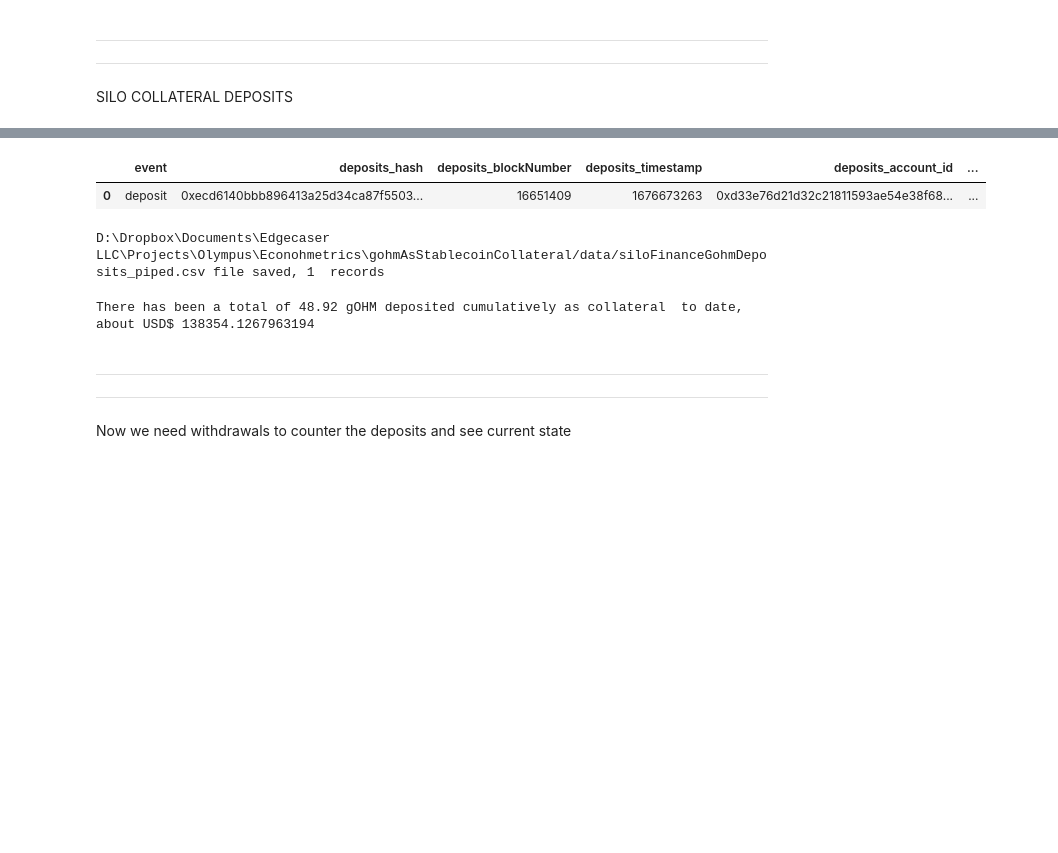
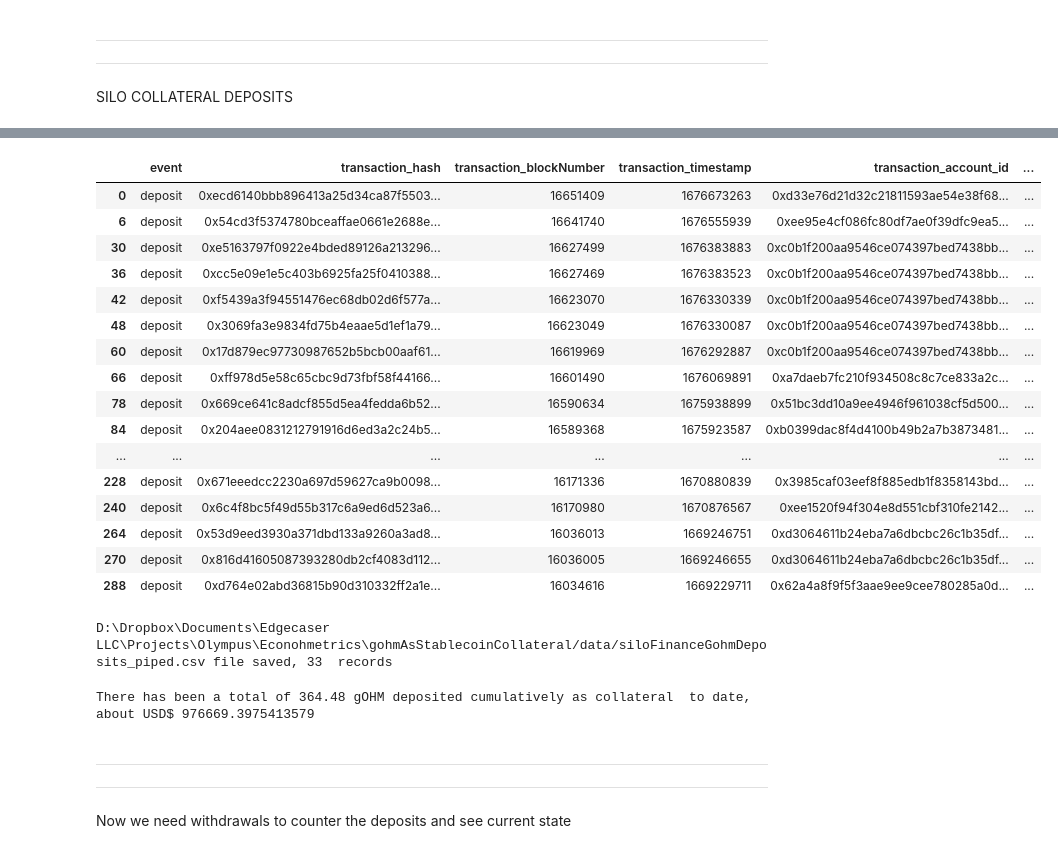
Before and after one commit to EdgeCaser/EconohmetricsOld, a Jupyter notebook: gohmAsStablecoinCollateralBorrowEvents.ipynb, the cells around one changed output, grey strips where cells are left out. Drawn from its saved outputs; the diff is of its cells as text; code cells hidden in the pictures; blank space fills up the shorter version.

```diff
--- a/gohmAsStablecoinCollateralBorrowEvents.ipynb
+++ b/gohmAsStablecoinCollateralBorrowEvents.ipynb
@@ -277,9 +262,9 @@ oldSiloDepositsDb['transaction_timestamp'].max()
 # %%
 maxSiloDepositsTimestamp = 0
 try:
-    maxSiloDepositsTimestamp = (max(0,oldSiloDepositsDb['transaction_timestamp'].max()))-5
+    maxSiloDepositsTimestamp = (max(0,oldSiloDepositsDb['transaction_timestamp'].max()))-1
 except:
         maxSiloDepositsTimestamp = 0
-maxSiloDepositsTimestamp = int(maxSiloDepositsTimestamp)-1
+maxSiloDepositsTimestamp = int(maxSiloDepositsTimestamp)
 maxSiloDepositsTimestamp
 # %% [output]
@@ -370,23 +369,38 @@ siloDepositsDb.head(10)
 # %%
 siloDepositsDb['event'] ='deposit'
-siloDepositsDb['depositsReadableAmount'] = siloDepositsDb['deposits_amount']/(10**(siloDepositsDb['deposits_asset_decimals']))
-siloDepositsDb['depositsReadableAmount']=siloDepositsDb['depositsReadableAmount'].astype('float')
-siloDepositsDb['dateTime'] =(pd.to_datetime(siloDepositsDb['deposits_timestamp'],unit='s'))
+siloDepositsDb['transactionReadableAmount'] = siloDepositsDb['transaction_amount']/(10**(siloDepositsDb['transaction_asset_decimals']))
+siloDepositsDb['transactionReadableAmount']=siloDepositsDb['transactionReadableAmount'].astype('float')
+siloDepositsDb['dateTime'] =(pd.to_datetime(siloDepositsDb['transaction_timestamp'],unit='s'))
 
 
 #we only want deposits in GOHM from those that borrowed, so drop anyone that is not on that side
-siloDepositsDb.drop(siloDepositsDb.loc[siloDepositsDb['deposits_market_rates_side']!='BORROWER'].index, inplace=True)
-siloDepositsDb.drop(siloDepositsDb.loc[siloDepositsDb['deposits_asset_symbol']!='gOHM'].index, inplace=True)
+siloDepositsDb.drop(siloDepositsDb.loc[siloDepositsDb['transaction_market_rates_side']!='BORROWER'].index, inplace=True)
+siloDepositsDb.drop(siloDepositsDb.loc[siloDepositsDb['transaction_asset_symbol']!='gOHM'].index, inplace=True)
 
 
-siloDepositEventsDbTimedClean = siloDepositsDb[['event','deposits_hash','deposits_blockNumber','deposits_timestamp','deposits_account_id','deposits_market_id','deposits_asset_name','deposits_asset_symbol', 'depositsReadableAmount','deposits_asset_lastPriceUSD','deposits_amountUSD','dateTime']].copy()
-siloDepositEventsDbTimedClean.sort_values(by=['event','deposits_hash','deposits_blockNumber','deposits_timestamp','deposits_account_id','deposits_market_id','deposits_asset_name','deposits_asset_symbol', 'depositsReadableAmount','deposits_asset_lastPriceUSD','deposits_amountUSD','dateTime'])
-siloDepositEventsDbTimedClean.drop_duplicates(subset=['deposits_hash'],keep='first', inplace=True)
+siloDepositEventsDbTimedClean = siloDepositsDb[['event','transaction_hash','transaction_blockNumber','transaction_timestamp','transaction_account_id','transaction_market_id','transaction_asset_name','transaction_asset_symbol', 'transactionReadableAmount','transaction_asset_lastPriceUSD','transaction_amountUSD','dateTime']].copy()
+siloDepositEventsDbTimedClean.sort_values(by=['event','transaction_hash','transaction_blockNumber','transaction_timestamp','transaction_account_id','transaction_market_id','transaction_asset_name','transaction_asset_symbol', 'transactionReadableAmount','transaction_asset_lastPriceUSD','transaction_amountUSD','dateTime'])
+siloDepositEventsDbTimedClean.drop_duplicates(subset=['transaction_hash'],keep='first', inplace=True)
 siloDepositEventsDbTimedClean['calDate'] = siloDepositEventsDbTimedClean['dateTime'].dt.normalize()
 siloDepositEventsDbTimedClean.head(1000)
 # %% [output]
-|  | event | deposits_hash | deposits_blockNumber | deposits_timestamp | deposits_account_id | ... |
+|  | event | transaction_hash | transaction_blockNumber | transaction_timestamp | transaction_account_id | ... |
 | 0 | deposit | 0xecd6140bbb896413a25d34ca87f5503... | 16651409 | 1676673263 | 0xd33e76d21d32c21811593ae54e38f68... | ... |
+| 6 | deposit | 0x54cd3f5374780bceaffae0661e2688e... | 16641740 | 1676555939 | 0xee95e4cf086fc80df7ae0f39dfc9ea5... | ... |
+| 30 | deposit | 0xe5163797f0922e4bded89126a213296... | 16627499 | 1676383883 | 0xc0b1f200aa9546ce074397bed7438bb... | ... |
+| 36 | deposit | 0xcc5e09e1e5c403b6925fa25f0410388... | 16627469 | 1676383523 | 0xc0b1f200aa9546ce074397bed7438bb... | ... |
+| 42 | deposit | 0xf5439a3f94551476ec68db02d6f577a... | 16623070 | 1676330339 | 0xc0b1f200aa9546ce074397bed7438bb... | ... |
+| 48 | deposit | 0x3069fa3e9834fd75b4eaae5d1ef1a79... | 16623049 | 1676330087 | 0xc0b1f200aa9546ce074397bed7438bb... | ... |
+| 60 | deposit | 0x17d879ec97730987652b5bcb00aaf61... | 16619969 | 1676292887 | 0xc0b1f200aa9546ce074397bed7438bb... | ... |
+| 66 | deposit | 0xff978d5e58c65cbc9d73fbf58f44166... | 16601490 | 1676069891 | 0xa7daeb7fc210f934508c8c7ce833a2c... | ... |
+| 78 | deposit | 0x669ce641c8adcf855d5ea4fedda6b52... | 16590634 | 1675938899 | 0x51bc3dd10a9ee4946f961038cf5d500... | ... |
+| 84 | deposit | 0x204aee0831212791916d6ed3a2c24b5... | 16589368 | 1675923587 | 0xb0399dac8f4d4100b49b2a7b3873481... | ... |
+| ... | ... | ... | ... | ... | ... | ... |
+| 228 | deposit | 0x671eeedcc2230a697d59627ca9b0098... | 16171336 | 1670880839 | 0x3985caf03eef8f885edb1f8358143bd... | ... |
+| 240 | deposit | 0x6c4f8bc5f49d55b317c6a9ed6d523a6... | 16170980 | 1670876567 | 0xee1520f94f304e8d551cbf310fe2142... | ... |
+| 264 | deposit | 0x53d9eed3930a371dbd133a9260a3ad8... | 16036013 | 1669246751 | 0xd3064611b24eba7a6dbcbc26c1b35df... | ... |
+| 270 | deposit | 0x816d41605087393280db2cf4083d112... | 16036005 | 1669246655 | 0xd3064611b24eba7a6dbcbc26c1b35df... | ... |
+| 288 | deposit | 0xd764e02abd36815b90d310332ff2a1e... | 16034616 | 1669229711 | 0x62a4a8f9f5f3aae9ee9cee780285a0d... | ... |
 # %%
 path =file+'/siloFinanceGohmDeposits.csv'
 siloDepositEventsDbTimedClean.to_csv(path, index = False)
@@ -395,13 +409,13 @@ path =file+'/siloFinanceGohmDeposits_piped.csv'
 siloDepositEventsDbTimedClean.to_csv(path, index = False, sep='|')
 print(path, 'file saved,', len(siloDepositEventsDbTimedClean),' records')
 # %% [output]
-D:\Dropbox\Documents\Edgecaser LLC\Projects\Olympus\Econohmetrics\gohmAsStablecoinCollateral/data/siloFinanceGohmDeposits_piped.csv file saved, 1  records
+D:\Dropbox\Documents\Edgecaser LLC\Projects\Olympus\Econohmetrics\gohmAsStablecoinCollateral/data/siloFinanceGohmDeposits_piped.csv file saved, 33  records
 # %%
-totalDeposited = sum(siloDepositEventsDbTimedClean['depositsReadableAmount'])
-totalUSDDeposited = sum(siloDepositEventsDbTimedClean['deposits_amountUSD'])
+totalDeposited = sum(siloDepositEventsDbTimedClean['transactionReadableAmount'])
+totalUSDDeposited = sum(siloDepositEventsDbTimedClean['transaction_amountUSD'])
 print('There has been a total of',round(totalDeposited,2),  'gOHM deposited cumulatively as collateral  to date, about USD$',totalUSDDeposited)
 # %% [output]
-There has been a total of 48.92 gOHM deposited cumulatively as collateral  to date, about USD$ 138354.1267963194
+There has been a total of 364.48 gOHM deposited cumulatively as collateral  to date, about USD$ 976669.3975413579
 # %% [markdown]
 ********************************************************************
 ********************************************************************
```
Also changed, not shown: parts of 58 cells of this notebook, 1 other file.
